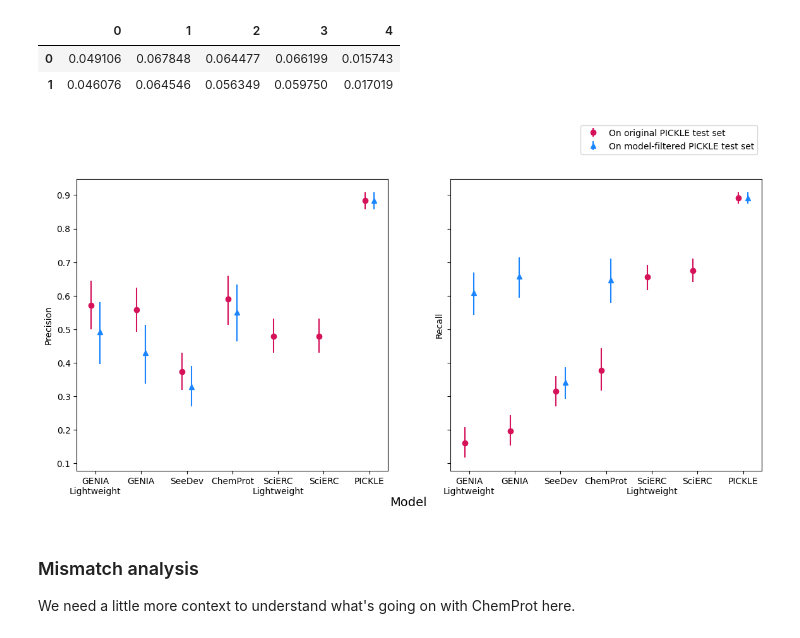
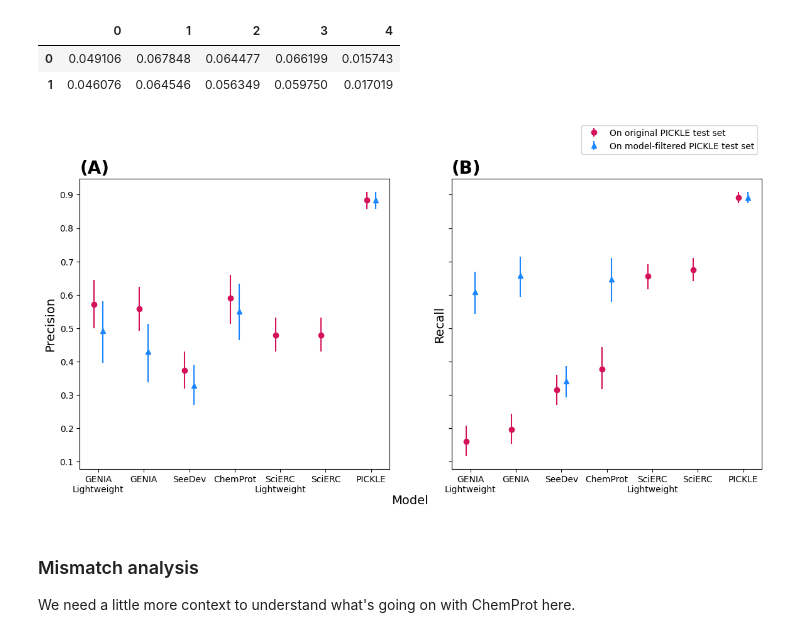
Before and after one commit to ShiuLab/pickle-corpus-code, a Jupyter notebook: jupyter_notebooks/filtered_type_analysis.ipynb, the cells around one changed output. Saved outputs shown, nothing was run; the diff lists cells and outputs as text; code cells hidden in the pictures.

```diff
--- a/jupyter_notebooks/filtered_type_analysis.ipynb
+++ b/jupyter_notebooks/filtered_type_analysis.ipynb
@@ -146,28 +146,29 @@ filter_ent_CIs_recall
 # %%
 fig, axs = plt.subplots(1, 2, figsize=(14, 6), sharey=True, sharex=True)
 
 name_x = [orig_label_key[mod] for mod in orig_perf_all["model"]]
 
 axs[0].errorbar(x=orig_perf_all['x'] - 0.1, y=orig_perf_all['ent_precision'], yerr=all_no_filter_ent_CIs_precision, fmt='o', color='#D41159', label='On original PICKLE test set')
 axs[0].errorbar(x=filtered_perfs['x'] + 0.1, y=filtered_perfs['ent_precision'], yerr=filter_ent_CIs_precision, fmt='^', color='#1A85FF', label='On model-filtered PICKLE test set')
 
 axs[0].set_xticks(orig_perf_all['x'], name_x, size=10, ha='center')
-axs[0].set_ylabel('Precision')
-
+axs[0].set_ylabel('Precision', fontsize=14)
+axs[0].set_title('(A)', fontsize='20', fontweight='bold', loc='left')
 
 axs[1].errorbar(x=orig_perf_all['x'] - 0.1, y=orig_perf_all['ent_recall'], yerr=all_no_filter_ent_CIs_recall, fmt='o', color='#D41159', label='On original PICKLE test set')
 axs[1].errorbar(x=filtered_perfs['x'] + 0.1, y=filtered_perfs['ent_recall'], yerr=filter_ent_CIs_recall, fmt='^', color='#1A85FF', label='On model-filtered PICKLE test set')
 
 axs[1].set_xticks(orig_perf_all['x'], name_x, size=10, ha='center')
-axs[1].set_ylabel('Recall')
+axs[1].set_ylabel('Recall', fontsize=14)
+axs[1].set_title('(B)', fontsize='20', fontweight='bold', loc='left')
 
 axs[1].legend(bbox_to_anchor=(1, 1.2))
 
 fig.supxlabel('Model', size=14)
 
-plt.savefig('../data/straying_off_topic_data/model_performance/filtered_vs_not_precision_and_recall_F1.png', format='png', bbox_inches='tight', dpi=600)
+plt.savefig('../data/straying_off_topic_data/final_figures_PICKLE/figure_7.png', format='png', bbox_inches='tight', dpi=600)
 # %% [output]
-[figure, old version]
+[figure, new version]
 # %% [markdown]
 ### Mismatch analysis
 We need a little more context to understand what's going on with ChemProt here.
```
Also changed, not shown: parts of 4 cells of this notebook, 4 other files.
